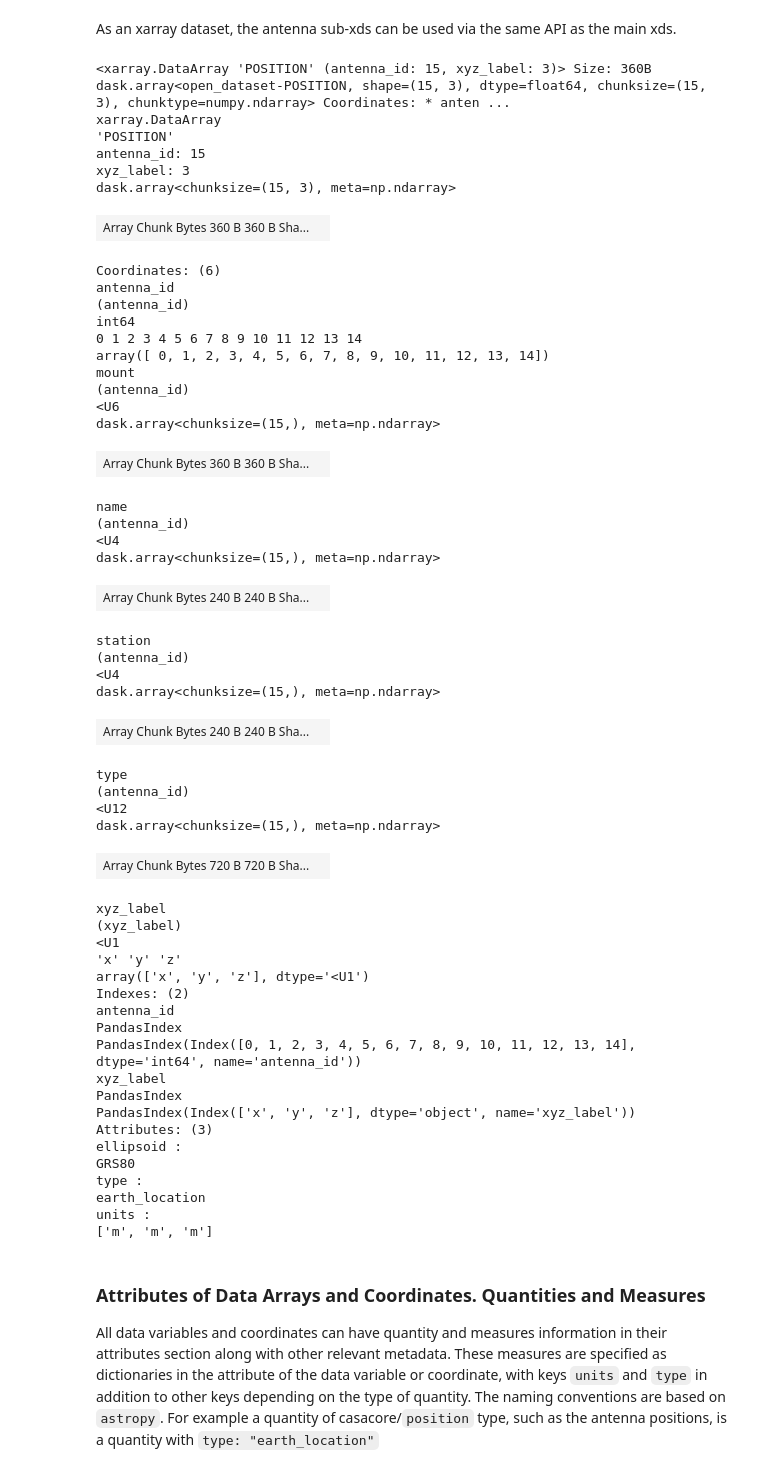
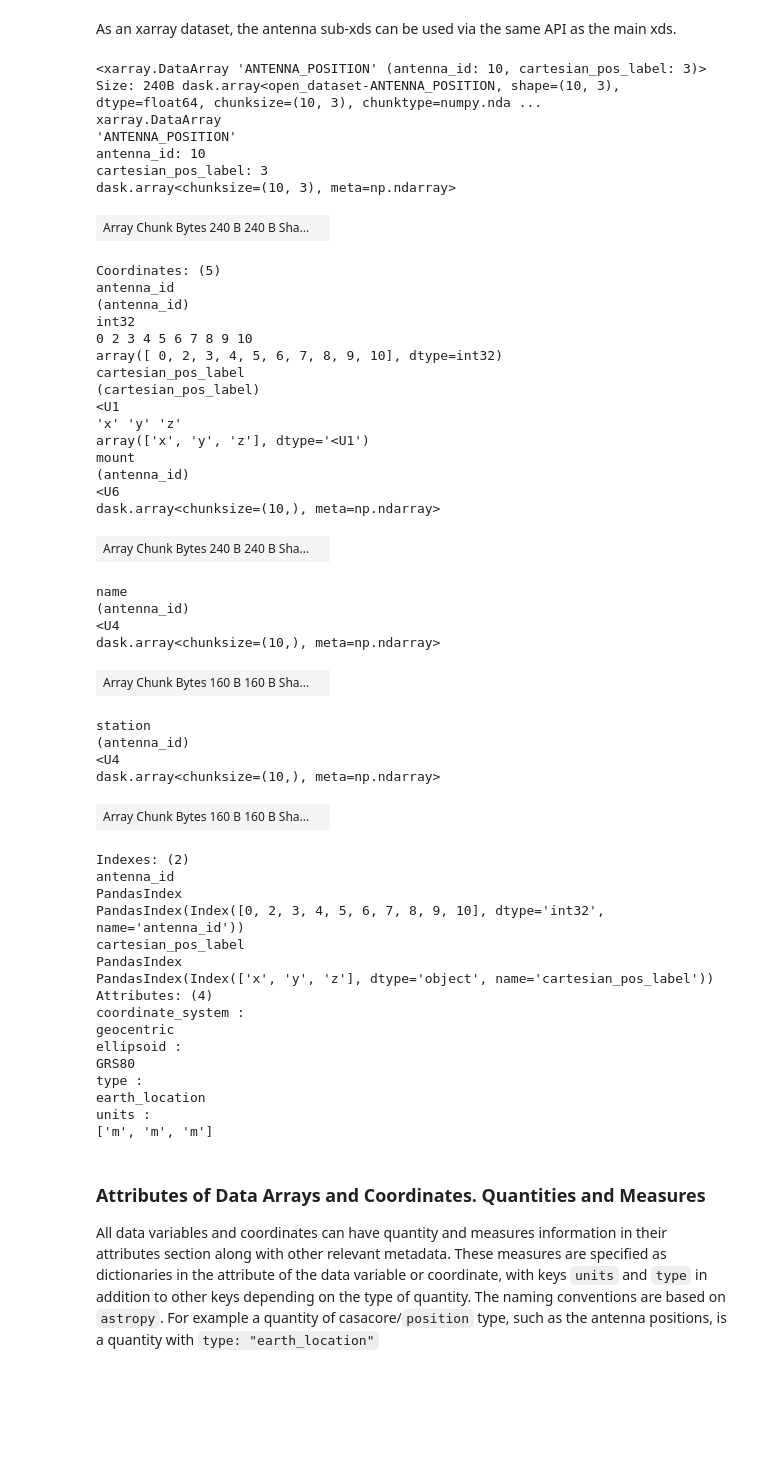
Before and after one commit to casangi/xradio, a Jupyter notebook: doc/vis_tutorial.ipynb, the cells around one changed output. Cells and saved outputs as stored; diff of their text form; code cells hidden in the pictures; blank space fills up the shorter version.

```diff
--- a/doc/vis_tutorial.ipynb
+++ b/doc/vis_tutorial.ipynb
@@ -330,60 +401,57 @@ Data variables:
 # %% [markdown]
 As an xarray dataset, the antenna sub-xds can be used via the same API as the main xds.
 # %%
-ant_xds.POSITION  # .values to load and see them
+ant_xds.ANTENNA_POSITION  # .values to load and see them
 # %% [output]
-<xarray.DataArray 'POSITION' (antenna_id: 15, xyz_label: 3)> Size: 360B dask.array<open_dataset-POSITION, shape=(15, 3), dtype=float64, chunksize=(15, 3), chunktype=numpy.ndarray> Coordinates: * anten ...
+<xarray.DataArray 'ANTENNA_POSITION' (antenna_id: 10, cartesian_pos_label: 3)> Size: 240B dask.array<open_dataset-ANTENNA_POSITION, shape=(10, 3), dtype=float64, chunksize=(10, 3), chunktype=numpy.nda ...
 xarray.DataArray
-'POSITION'
-antenna_id: 15
-xyz_label: 3
-dask.array<chunksize=(15, 3), meta=np.ndarray>
+'ANTENNA_POSITION'
+antenna_id: 10
+cartesian_pos_label: 3
+dask.array<chunksize=(10, 3), meta=np.ndarray>
-| Array Chunk Bytes 360 B 360 B Sha... |  |
+| Array Chunk Bytes 240 B 240 B Sha... |  |
-Coordinates: (6)
+Coordinates: (5)
 antenna_id
 (antenna_id)
-int64
-0 1 2 3 4 5 6 7 8 9 10 11 12 13 14
-array([ 0, 1, 2, 3, 4, 5, 6, 7, 8, 9, 10, 11, 12, 13, 14])
+int32
+0 2 3 4 5 6 7 8 9 10
+array([ 0, 2, 3, 4, 5, 6, 7, 8, 9, 10], dtype=int32)
+cartesian_pos_label
+(cartesian_pos_label)
+<U1
+'x' 'y' 'z'
+array(['x', 'y', 'z'], dtype='<U1')
 mount
 (antenna_id)
 <U6
-dask.array<chunksize=(15,), meta=np.ndarray>
+dask.array<chunksize=(10,), meta=np.ndarray>
-| Array Chunk Bytes 360 B 360 B Sha... |  |
+| Array Chunk Bytes 240 B 240 B Sha... |  |
 name
 (antenna_id)
 <U4
-dask.array<chunksize=(15,), meta=np.ndarray>
+dask.array<chunksize=(10,), meta=np.ndarray>
-| Array Chunk Bytes 240 B 240 B Sha... |  |
+| Array Chunk Bytes 160 B 160 B Sha... |  |
 station
 (antenna_id)
 <U4
-dask.array<chunksize=(15,), meta=np.ndarray>
+dask.array<chunksize=(10,), meta=np.ndarray>
-| Array Chunk Bytes 240 B 240 B Sha... |  |
+| Array Chunk Bytes 160 B 160 B Sha... |  |
-type
-(antenna_id)
-<U12
-dask.array<chunksize=(15,), meta=np.ndarray>
+Indexes: (2)
+antenna_id
+PandasIndex
+PandasIndex(Index([0, 2, 3, 4, 5, 6, 7, 8, 9, 10], dtype='int32', name='antenna_id'))
+cartesian_pos_label
+PandasIndex
+PandasIndex(Index(['x', 'y', 'z'], dtype='object', name='cartesian_pos_label'))
+Attributes: (4)
+coordinate_system :
+geocentric
+ellipsoid :
+GRS80
+type :
+earth_location
+units :
+['m', 'm', 'm']
-| Array Chunk Bytes 720 B 720 B Sha... |  |
-xyz_label
-(xyz_label)
-<U1
-'x' 'y' 'z'
-array(['x', 'y', 'z'], dtype='<U1')
-Indexes: (2)
-antenna_id
-PandasIndex
-PandasIndex(Index([0, 1, 2, 3, 4, 5, 6, 7, 8, 9, 10, 11, 12, 13, 14], dtype='int64', name='antenna_id'))
-xyz_label
-PandasIndex
-PandasIndex(Index(['x', 'y', 'z'], dtype='object', name='xyz_label'))
-Attributes: (3)
-ellipsoid :
-GRS80
-type :
-earth_location
-units :
-['m', 'm', 'm']
 # %% [markdown]
 ### Attributes of Data Arrays and Coordinates. Quantities and Measures
 
```
Also changed, not shown: parts of 21 cells of this notebook, 4 other files.
